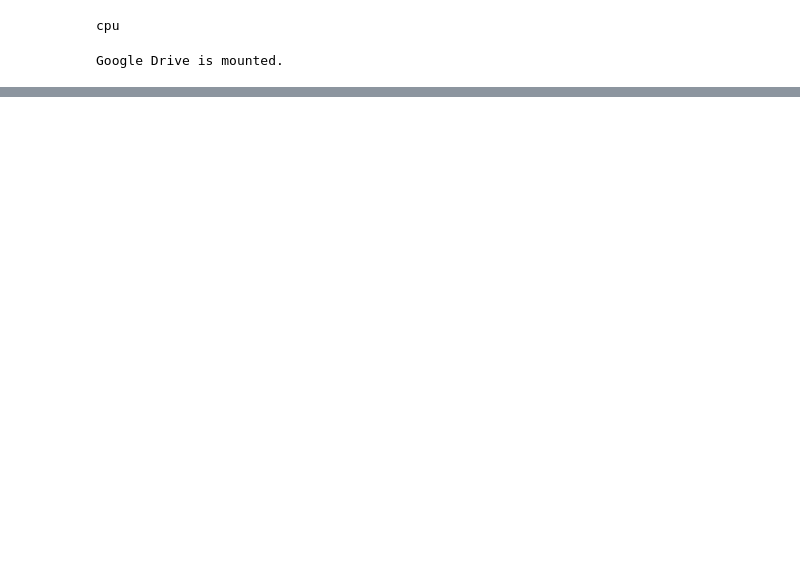
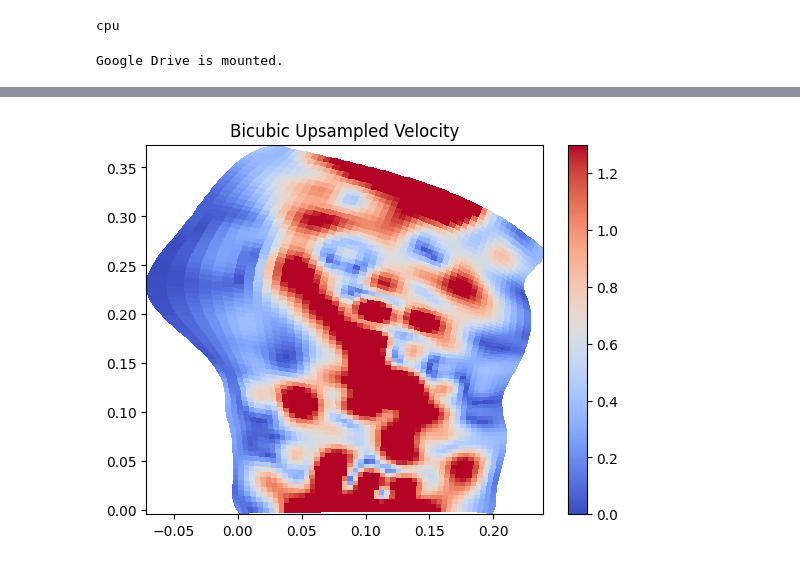
Before and after one commit to jaredlan1/getting_started_with_ML, a Jupyter notebook: HW8.ipynb, the cells around one changed output, grey strips where cells are left out. Cells and saved outputs as stored; diff of their text form; code cells hidden in the pictures; blank space fills up the shorter version.

```diff
--- a/HW8.ipynb
+++ b/HW8.ipynb
@@ -50,0 +58,15 @@ FileNotFoundError: [Errno 2] No such file or directory: '/content/drive/MyDrive/
+# %%
+inp = torch.tensor(
+    np.stack([lfu, lfv], axis=0),
+    dtype=torch.float32).unsqueeze(0).to(device)
+
+true_uv = torch.tensor(
+    np.stack([hfu, hfv], axis=0),
+    dtype=torch.float32
+).unsqueeze(0).to(device)
+
+Jinv_t   = torch.tensor(Jinv).unsqueeze(0).unsqueeze(0).float().to(device)
+dxdxi_t  = torch.tensor(dxdxi).unsqueeze(0).unsqueeze(0).float().to(device)
+dxdeta_t = torch.tensor(dxdeta).unsqueeze(0).unsqueeze(0).float().to(device)
+dydxi_t  = torch.tensor(dydxi).unsqueeze(0).unsqueeze(0).float().to(device)
+dydeta_t = torch.tensor(dydeta).unsqueeze(0).unsqueeze(0).float().to(device)
@@ -50,0 +160,14 @@ FileNotFoundError: [Errno 2] No such file or directory: '/content/drive/MyDrive/
+# %%
+bicubic = F.interpolate(inp, size=(77,49), mode='bicubic', align_corners=True)
+
+bic_u = bicubic[0,0].cpu().numpy()
+bic_v = bicubic[0,1].cpu().numpy()
+
+plt.figure()
+plt.pcolormesh(hfx, hfy, np.sqrt(bic_u**2 + bic_v**2),
+               cmap=cm.coolwarm, vmin=0, vmax=1.3)
+plt.colorbar()
+plt.title("Bicubic Upsampled Velocity")
+plt.show()
+# %% [output]
+[figure, added]
```
Also changed, not shown: parts of 8 cells of this notebook.
